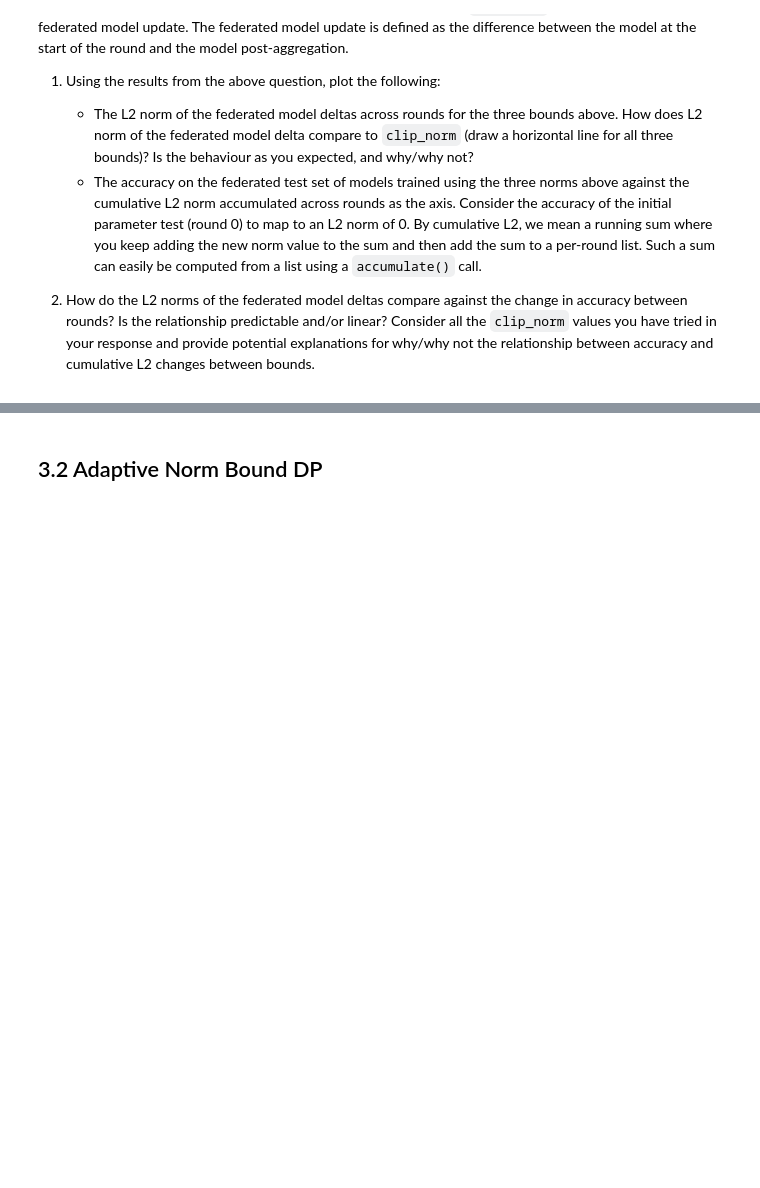
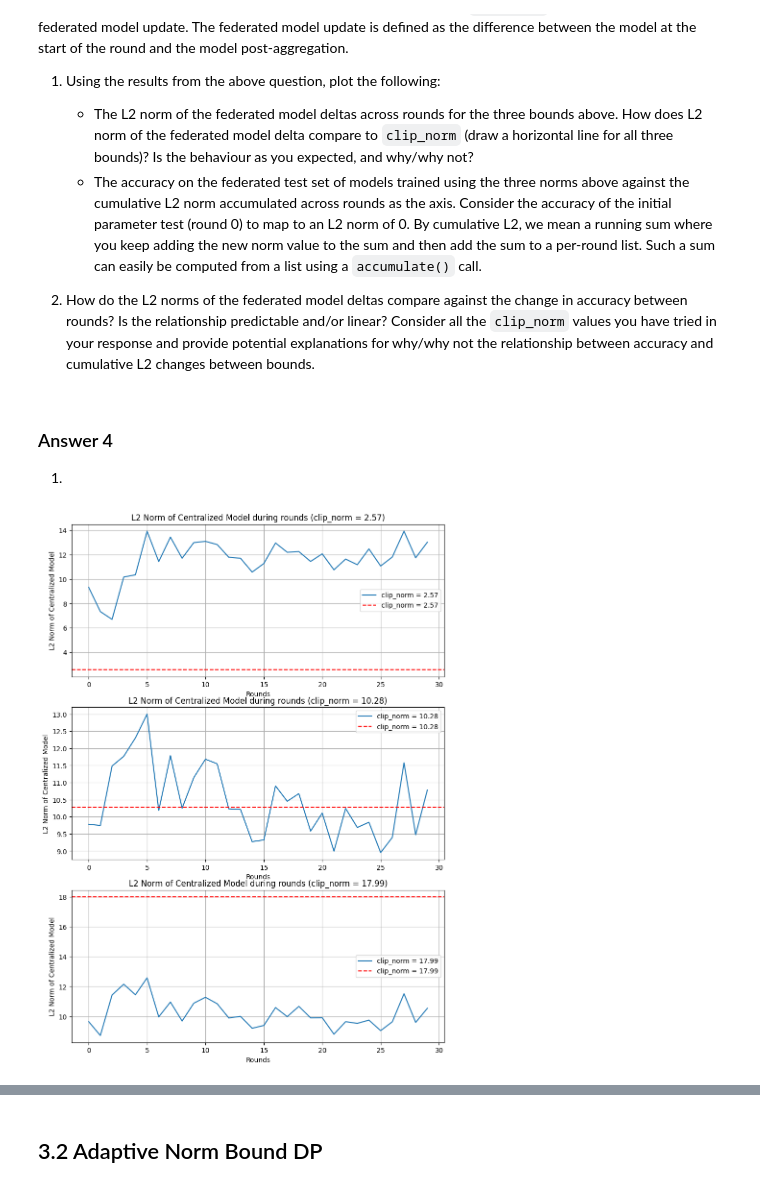
Before and after one commit to ppadjin/L361-Federated-Learning, a Jupyter notebook: labs/L361_2025_Lab_3_Privacy_And_Security_Part_1.ipynb, the cells around one changed output, grey strips where cells are left out. Saved outputs shown, nothing was run; the diff lists cells and outputs as text; code cells hidden in the pictures; blank space fills up the shorter version.

```diff
--- a/labs/L361_2025_Lab_3_Privacy_And_Security_Part_1.ipynb
+++ b/labs/L361_2025_Lab_3_Privacy_And_Security_Part_1.ipynb
@@ -699,3 +842,24 @@ This question extends the one above to investigate the effect that the `clip_nor
    - The accuracy on the federated test set of models trained using the three norms above against the cumulative L2 norm accumulated across rounds as the axis. Consider the accuracy of the initial parameter test (round 0) to map to an L2 norm of 0. By cumulative L2, we mean a running sum where you keep adding the new norm value to the sum and then add the sum to a per-round list. Such a sum can easily be computed from a list using a `accumulate()` call.
 
 2. How do the L2 norms of the federated model deltas compare against the change in accuracy between rounds? Is the relationship predictable and/or linear? Consider all the `clip_norm` values you have tried in your response and provide potential explanations for why/why not the relationship between accuracy and cumulative L2 changes between bounds.
+# %% [markdown]
+### Answer 4
+
+1.
+# %%
+fig, ax = plt.subplots(3, figsize=(10, 14))
+for i, (clip_val, res) in enumerate(results.items()):
+    _, hist = res[0]
+    norms = hist.metrics_distributed_fit['before_clip_norm']
+    norms = [el[1]['avg'] for el in norms]
+
+    ax[i].plot(norms, label=f'clip_norm = {clip_val:.2f}')
+    ax[i].axhline(y=clip_val, color='red', linestyle='--', label=f'clip_norm = {clip_val:.2f}')
+    ax[i].set_xlabel("Rounds")
+    ax[i].set_ylabel("L2 Norm of Centralized Model")
+    ax[i].set_title(f"L2 Norm of Centralized Model during rounds (clip_norm = {clip_val:.2f})")
+    ax[i].legend()
+    ax[i].grid(True)
+plt.show()
+# %% [output]
+[figure, added]
```
Also changed, not shown: parts of 42 cells of this notebook.
